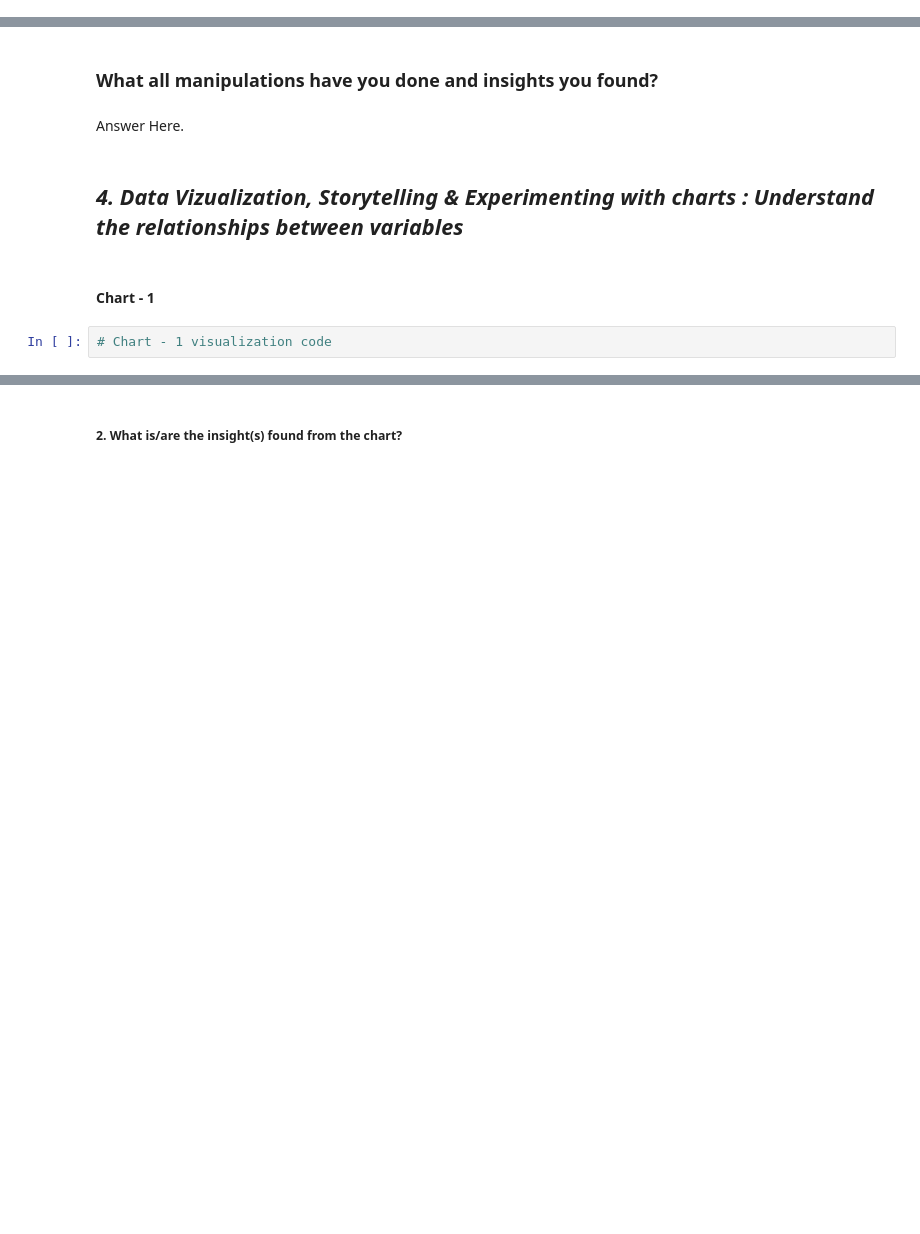
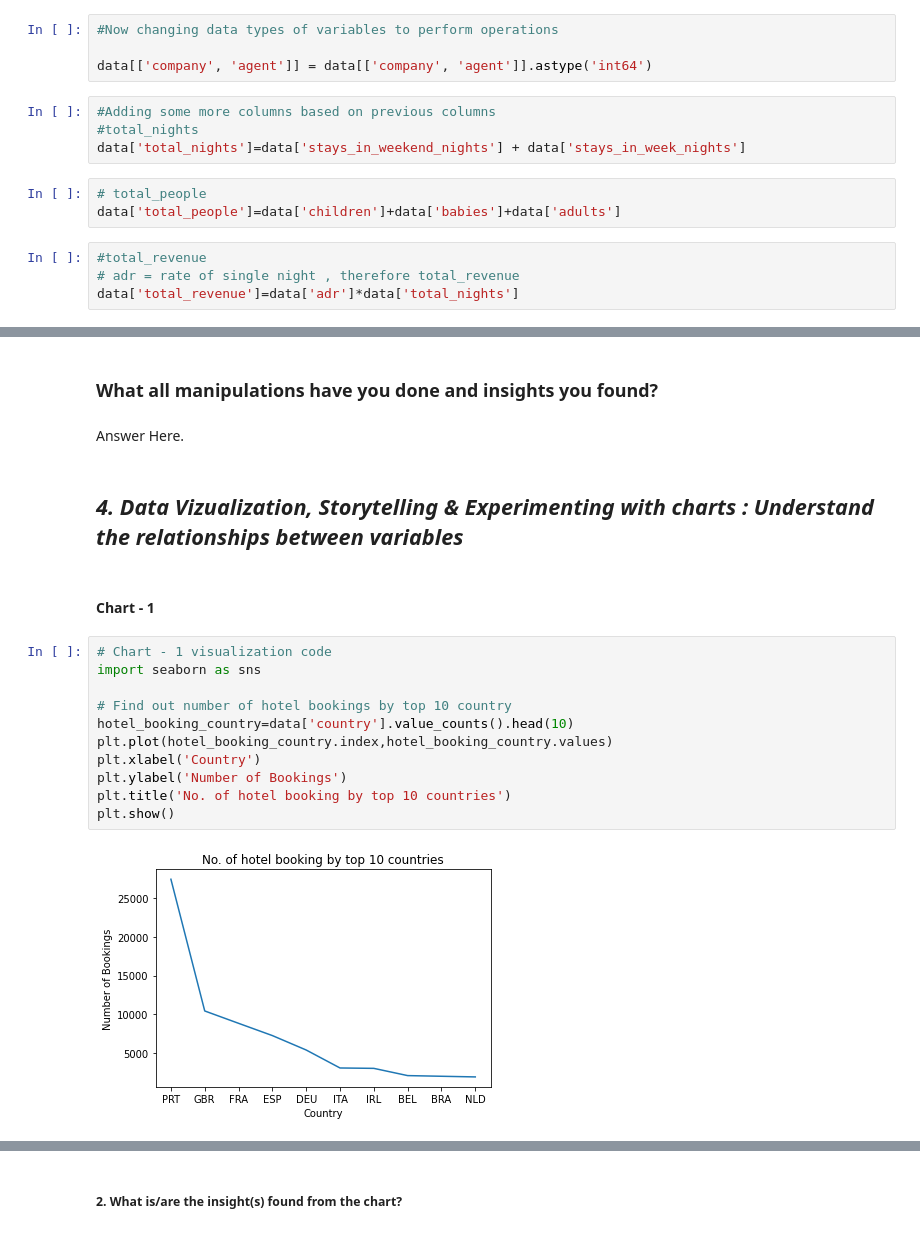
Before and after one commit to fadakenitin/Capstone_ProjectEDA, a Jupyter notebook: Copy_of_Sample_EDA_Submission_Template.ipynb, the cells around one changed output, grey strips where cells are left out. Cells and saved outputs as stored; diff of their text form; blank space fills up the shorter version.

```diff
--- a/Copy_of_Sample_EDA_Submission_Template.ipynb
+++ b/Copy_of_Sample_EDA_Submission_Template.ipynb
@@ -121,0 +371,15 @@ Answer Here
+# %%
+#Now changing data types of variables to perform operations
+
+data[['company', 'agent']] = data[['company', 'agent']].astype('int64')
+# %%
+#Adding some more columns based on previous columns
+#total_nights
+data['total_nights']=data['stays_in_weekend_nights'] + data['stays_in_week_nights']
+# %%
+# total_people
+data['total_people']=data['children']+data['babies']+data['adults']
+# %%
+#total_revenue
+# adr = rate of single night , therefore total_revenue
+data['total_revenue']=data['adr']*data['total_nights']
@@ -127,5 +504,16 @@ Answer Here.
 ## ***4. Data Vizualization, Storytelling & Experimenting with charts : Understand the relationships between variables***
 # %% [markdown]
 #### Chart - 1
-# %%
-# Chart - 1 visualization code
+# %%
+# Chart - 1 visualization code
+import seaborn as sns
+
+# Find out number of hotel bookings by top 10 country
+hotel_booking_country=data['country'].value_counts().head(10)
+plt.plot(hotel_booking_country.index,hotel_booking_country.values)
+plt.xlabel('Country')
+plt.ylabel('Number of Bookings')
+plt.title('No. of hotel booking by top 10 countries')
+plt.show()
+# %% [output]
+[figure, added]
```
Also changed, not shown: parts of 54 cells of this notebook.
